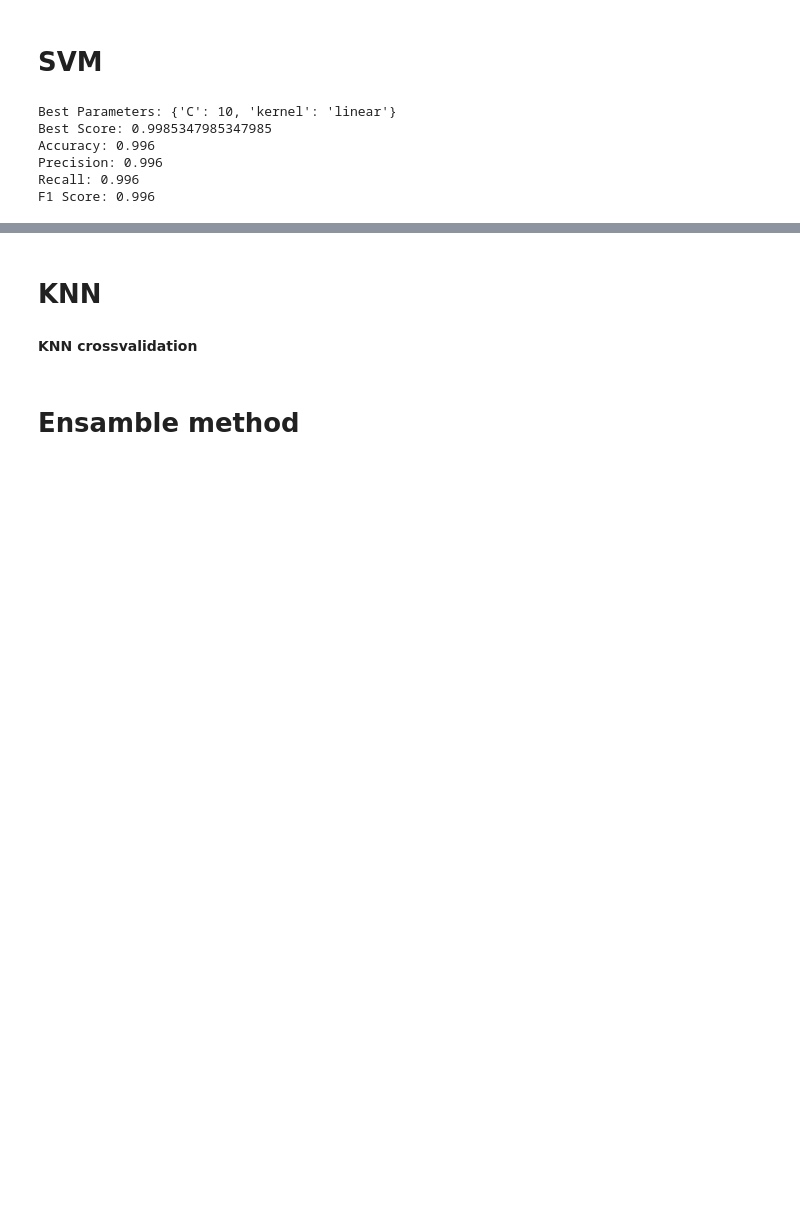
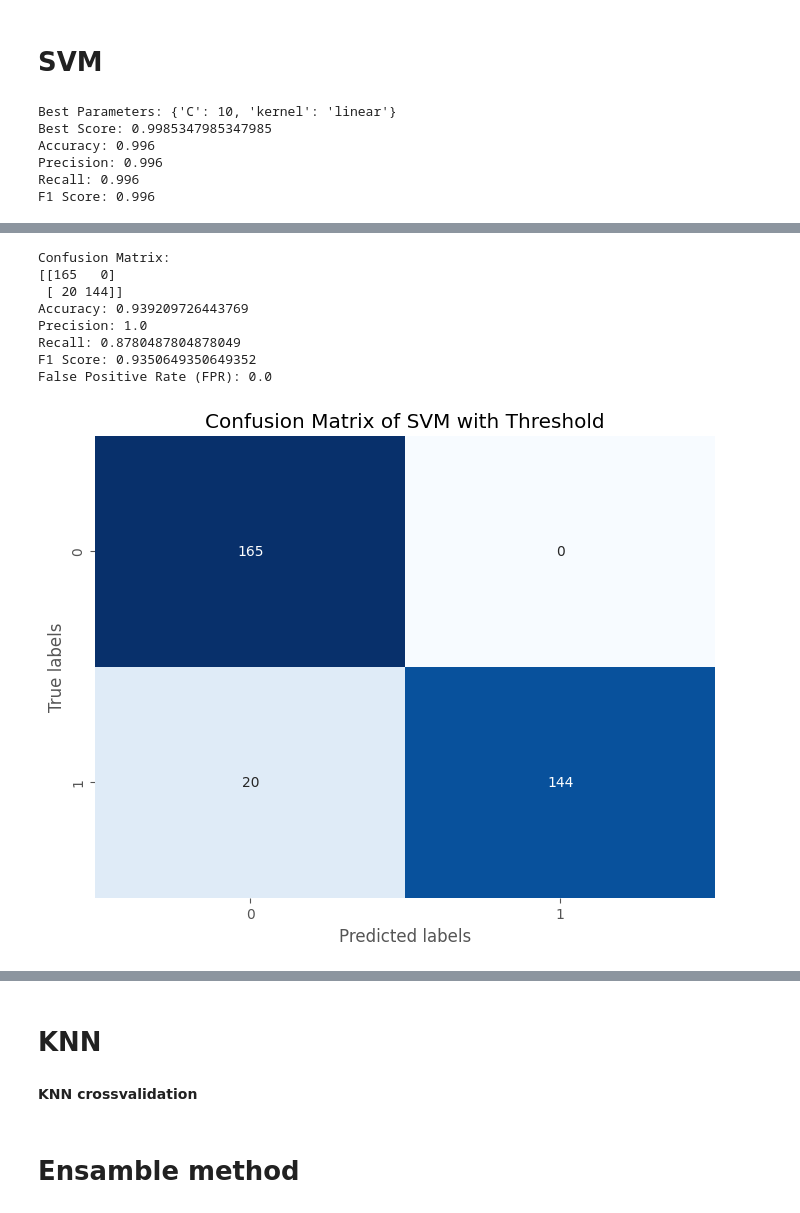
Before and after one commit to SaymaSJ/Porject-IoMT-, a Jupyter notebook: IoMT.ipynb, the cells around one changed output, grey strips where cells are left out. Saved outputs shown, nothing was run; the diff lists cells and outputs as text; code cells hidden in the pictures; blank space fills up the shorter version.

```diff
--- a/IoMT.ipynb
+++ b/IoMT.ipynb
@@ -796,0 +845,57 @@ data
+# %%
+from sklearn.svm import SVC
+from sklearn.metrics import confusion_matrix, accuracy_score, precision_score, recall_score, f1_score
+import matplotlib.pyplot as plt
+import seaborn as sns
+
+# Assign algorithm
+svm = SVC(max_iter=1000, tol=0.1, C=0.1, kernel='linear', probability=True)
+
+# Train algorithm on training data
+svm.fit(X_train, y_train)
+
+# Obtain decision scores for test instances
+decision_scores = svm.decision_function(X_test)
+
+# Adjust the decision threshold (increase false positive rate)
+threshold = 0.3
+
+  # Adjust this threshold as needed
+y_pred_threshold = (decision_scores >= threshold).astype(int)
+
+# Compute confusion matrix
+conf_mat = confusion_matrix(y_test, y_pred_threshold)
+
+# Compute additional metrics
+accuracy = accuracy_score(y_test, y_pred_threshold)
+precision = precision_score(y_test, y_pred_threshold)
+recall = recall_score(y_test, y_pred_threshold)
+f1 = f1_score(y_test, y_pred_threshold)
+fpr = conf_mat[0, 1] / (conf_mat[0, 0] + conf_mat[0, 1])  # False positive rate
+
+# Print metrics
+print("Confusion Matrix:")
+print(conf_mat)
+print("Accuracy:", accuracy)
+print("Precision:", precision)
+print("Recall:", recall)
+print("F1 Score:", f1)
+print("False Positive Rate (FPR):", fpr)
+
+# Visualize confusion matrix
+plt.figure(figsize=(8, 6))
+sns.heatmap(conf_mat, annot=True, cmap='Blues', fmt='g', cbar=False)
+plt.xlabel('Predicted labels')
+plt.ylabel('True labels')
+plt.title('Confusion Matrix of SVM with Threshold')
+plt.show()
+# %% [output]
+Confusion Matrix:
+[[165   0]
+ [ 20 144]]
+Accuracy: 0.939209726443769
+Precision: 1.0
+Recall: 0.8780487804878049
+F1 Score: 0.9350649350649352
+False Positive Rate (FPR): 0.0
+[figure, added]
```
Also changed, not shown: parts of 20 cells of this notebook.
